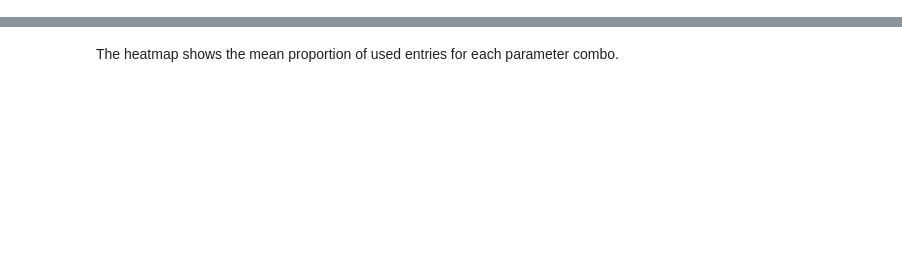
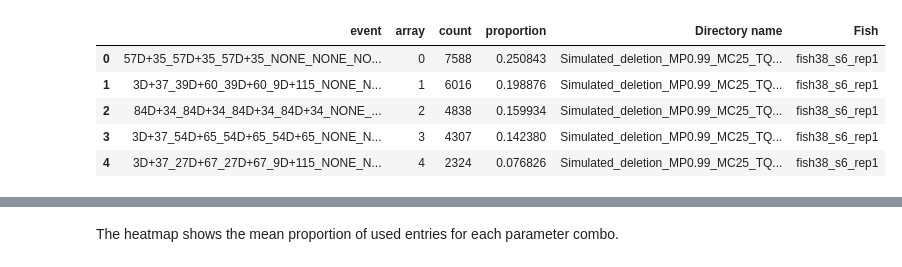
Before and after one commit to Gagnon-lab/weber-shrader, a Jupyter notebook: gestalt-validation/data-visualization/UsedEntriesAnalysis.ipynb, the cells around one changed output, grey strips where cells are left out. Drawn from its saved outputs; the diff is of its cells as text; code cells hidden in the pictures; blank space fills up the shorter version.

```diff
--- a/gestalt-validation/data-visualization/UsedEntriesAnalysis.ipynb
+++ b/gestalt-validation/data-visualization/UsedEntriesAnalysis.ipynb
@@ -69,3 +69,21 @@ merged_info_dfs[0].head()
+# %%
+allreadcounts_dfs = {}
+for dir in output_dirs:
+    dirs = os.listdir(f'{output_folder}/{dir}')
+    for i in range(len(dirs)):
+        if not os.path.isdir(f'{output_folder}/{dir}/{dirs[i]}'):
+            continue
+        allreadcounts_dfs[dirs[i]] = pd.read_csv(f'{output_folder}/{dir}/{dirs[i]}/{dirs[i]}.allReadCounts', sep='\t')
+        allreadcounts_dfs[dirs[i]]['Directory name'] = dir
+        allreadcounts_dfs[dirs[i]]['Fish'] = dirs[i]
+allreadcounts_dfs[next(iter(allreadcounts_dfs))].head()
+# %% [output]
+|  | event | array | count | proportion | Directory name | Fish |
+| 0 | 57D+35_57D+35_57D+35_NONE_NONE_NO... | 0 | 7588 | 0.250843 | Simulated_deletion_MP0.99_MC25_TQ... | fish38_s6_rep1 |
+| 1 | 3D+37_39D+60_39D+60_9D+115_NONE_N... | 1 | 6016 | 0.198876 | Simulated_deletion_MP0.99_MC25_TQ... | fish38_s6_rep1 |
+| 2 | 84D+34_84D+34_84D+34_84D+34_NONE_... | 2 | 4838 | 0.159934 | Simulated_deletion_MP0.99_MC25_TQ... | fish38_s6_rep1 |
+| 3 | 3D+37_54D+65_54D+65_54D+65_NONE_N... | 3 | 4307 | 0.142380 | Simulated_deletion_MP0.99_MC25_TQ... | fish38_s6_rep1 |
+| 4 | 3D+37_27D+67_27D+67_9D+115_NONE_N... | 4 | 2324 | 0.076826 | Simulated_deletion_MP0.99_MC25_TQ... | fish38_s6_rep1 |
 # %%
 results_df = pd.concat(merged_info_dfs)
 print(results_df.info())
```
Also changed, not shown: parts of 6 cells of this notebook, 4 other files.
